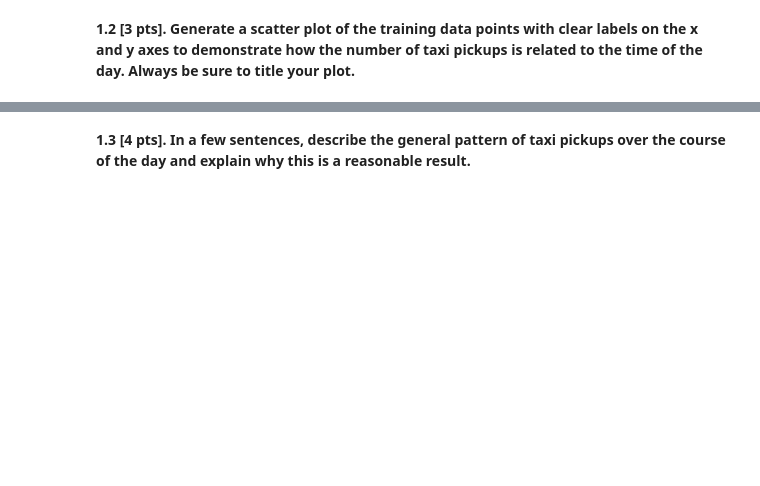
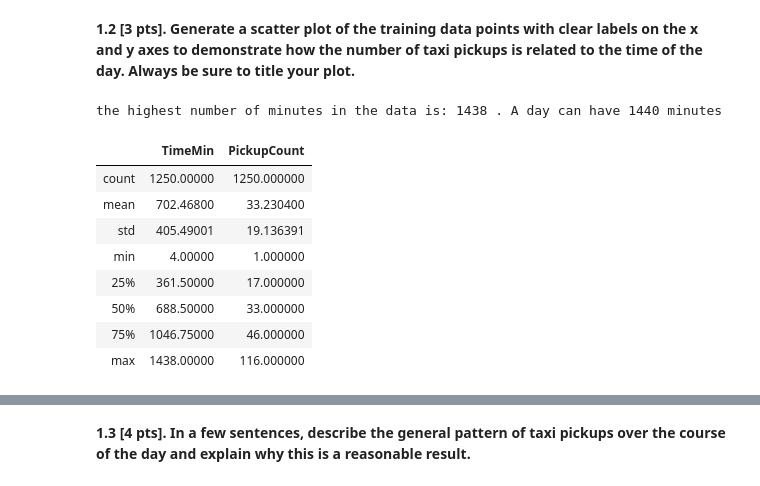
Before and after one commit to CreditPy/2021-s109a, a Jupyter notebook: cs_s109a_hw2/cs_s109a_hw2.ipynb, the cells around one changed output, grey strips where cells are left out. Cells and saved outputs as stored; diff of their text form; code cells hidden in the pictures; blank space fills up the shorter version.

```diff
--- a/cs_s109a_hw2/cs_s109a_hw2.ipynb
+++ b/cs_s109a_hw2/cs_s109a_hw2.ipynb
@@ -74,0 +87,18 @@ We will fit regression models that use the time of the day (in minutes) as a pre
+# %%
+# exploratory analysis
+print("The highest number of minutes in the data is:", max(data['TimeMin']), ". A day can have", 60*24, "minutes")
+# %% [output]
+the highest number of minutes in the data is: 1438 . A day can have 1440 minutes
+# %%
+# look at some basic statistics
+data.describe()
+# %% [output]
+|  | TimeMin | PickupCount |
+| count | 1250.00000 | 1250.000000 |
+| mean | 702.46800 | 33.230400 |
+| std | 405.49001 | 19.136391 |
+| min | 4.00000 | 1.000000 |
+| 25% | 361.50000 | 17.000000 |
+| 50% | 688.50000 | 33.000000 |
+| 75% | 1046.75000 | 46.000000 |
+| max | 1438.00000 | 116.000000 |
```
Also changed, not shown: parts of 15 cells of this notebook.
